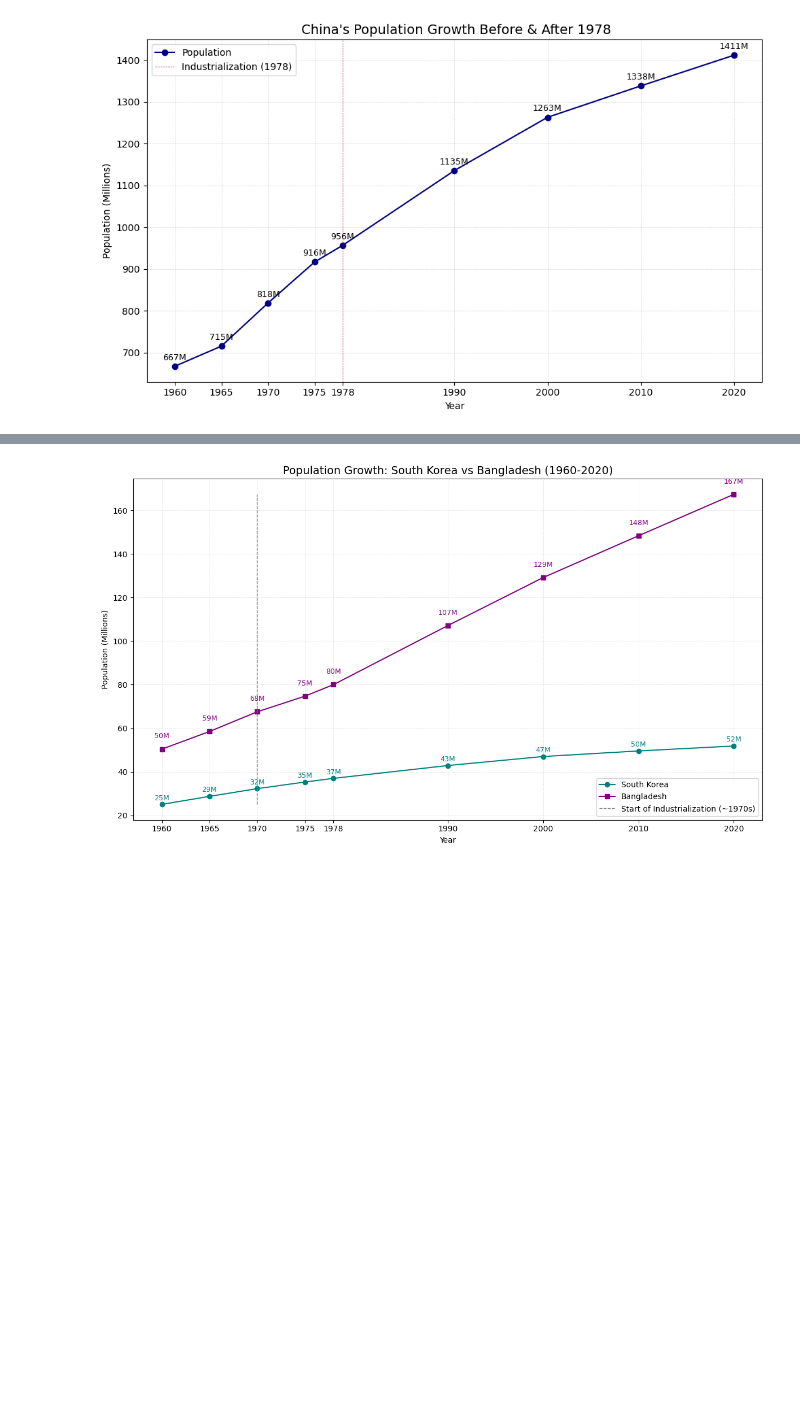
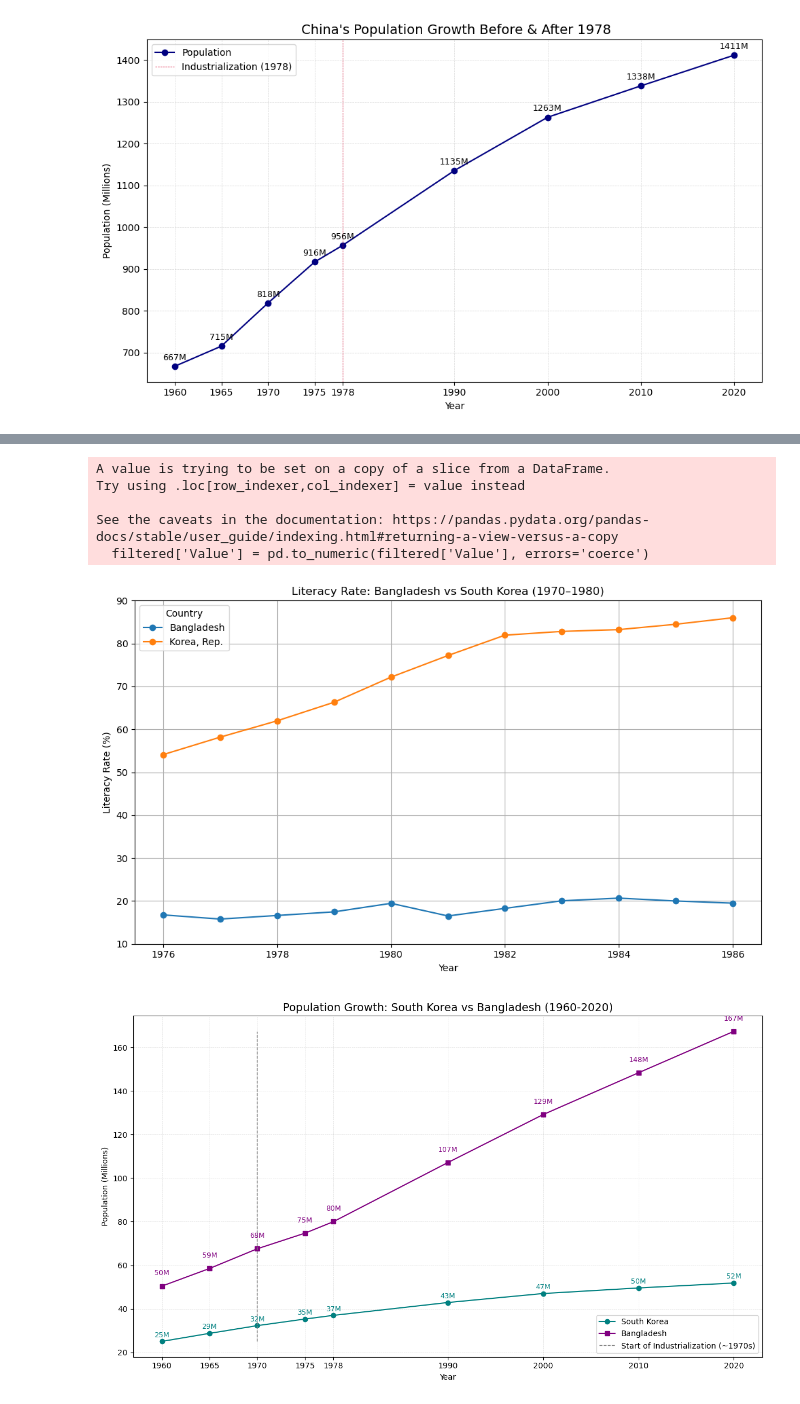
Before and after one commit to a-anuj/Data-Visualization, a Jupyter notebook: Case study/review1.ipynb, the cells around one changed output, grey strips where cells are left out. Cells and saved outputs as stored; diff of their text form; code cells hidden in the pictures; blank space fills up the shorter version.

```diff
--- a/Case study/review1.ipynb
+++ b/Case study/review1.ipynb
@@ -77,3 +148,43 @@ plt.show()
+# %%
+import pandas as pd
+literacy = pd.read_csv("School enrollment, secondary (% gross).csv")
+
+import pandas as pd
+import matplotlib.pyplot as plt
+
+# Filter for Bangladesh & South Korea, 1970–1980
+filtered = literacy[
+    (literacy['Country Name'].isin(['Bangladesh', 'Korea, Rep.'])) &
+    (literacy['Year'].between(1976, 1986))
+]
+
+# Make sure Value is numeric
+filtered['Value'] = pd.to_numeric(filtered['Value'], errors='coerce')
+
+# Group to remove duplicates
+grouped = filtered.groupby(['Year', 'Country Name'])['Value'].mean().reset_index()
+
+# Pivot after grouping
+pivoted = grouped.pivot(index='Year', columns='Country Name', values='Value')
+
+# Plot
+pivoted_interp = pivoted.interpolate(method='linear')
+pivoted_interp.plot(marker='o',linestyle=None, figsize=(10, 6))
+plt.title("Literacy Rate: Bangladesh vs South Korea (1970–1980)")
+plt.xlabel("Year")
+plt.ylabel("Literacy Rate (%)")
+plt.yticks([10,20,30,40,50,60,70,80,90])
+plt.grid(True)
+plt.legend(title="Country")
+plt.tight_layout()
+plt.show()
+# %% [output]
+A value is trying to be set on a copy of a slice from a DataFrame.
+Try using .loc[row_indexer,col_indexer] = value instead
+
+See the caveats in the documentation: https://pandas.pydata.org/pandas-docs/stable/user_guide/indexing.html#returning-a-view-versus-a-copy
+  filtered['Value'] = pd.to_numeric(filtered['Value'], errors='coerce')
+[figure, added]
 # %%
 #Question - 2
 
```
Also changed, not shown: parts of 9 cells of this notebook.
